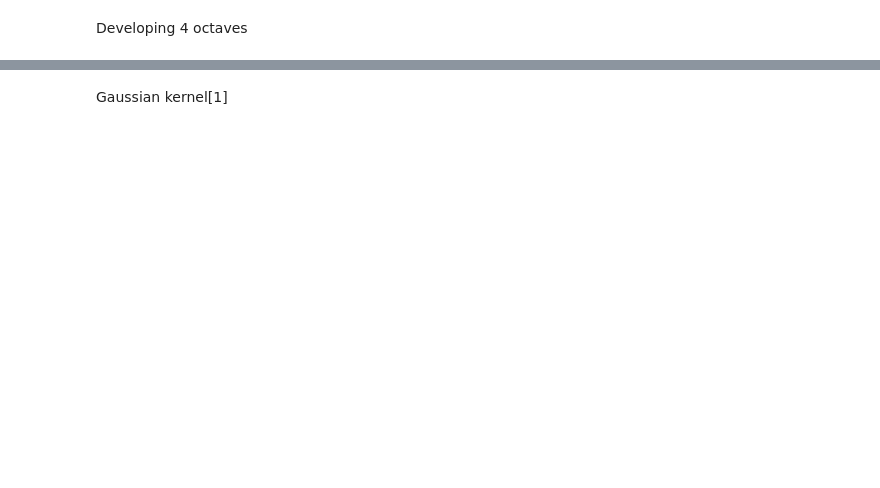
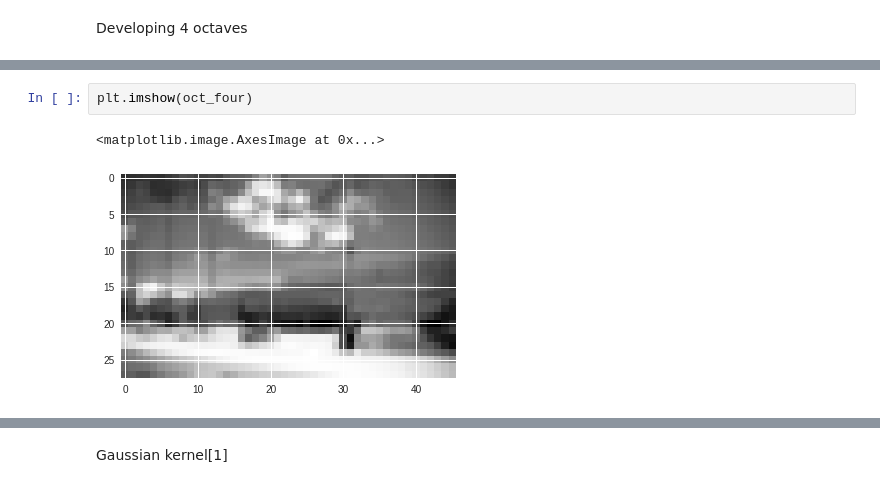
Before and after one commit to MicroprocessorX069/Keypoint-detection-of-Image, a Jupyter notebook: Keypoint_detection_.ipynb, the cells around one changed output, grey strips where cells are left out. Drawn from its saved outputs; the diff is of its cells as text; blank space fills up the shorter version.

```diff
--- a/Keypoint_detection_.ipynb
+++ b/Keypoint_detection_.ipynb
@@ -119,0 +188,5 @@ plt.imshow(input_image)
+# %%
+plt.imshow(oct_four)
+# %% [output]
+<matplotlib.image.AxesImage at 0x...>
+[figure, added]
```
Also changed, not shown: parts of 18 cells of this notebook.
